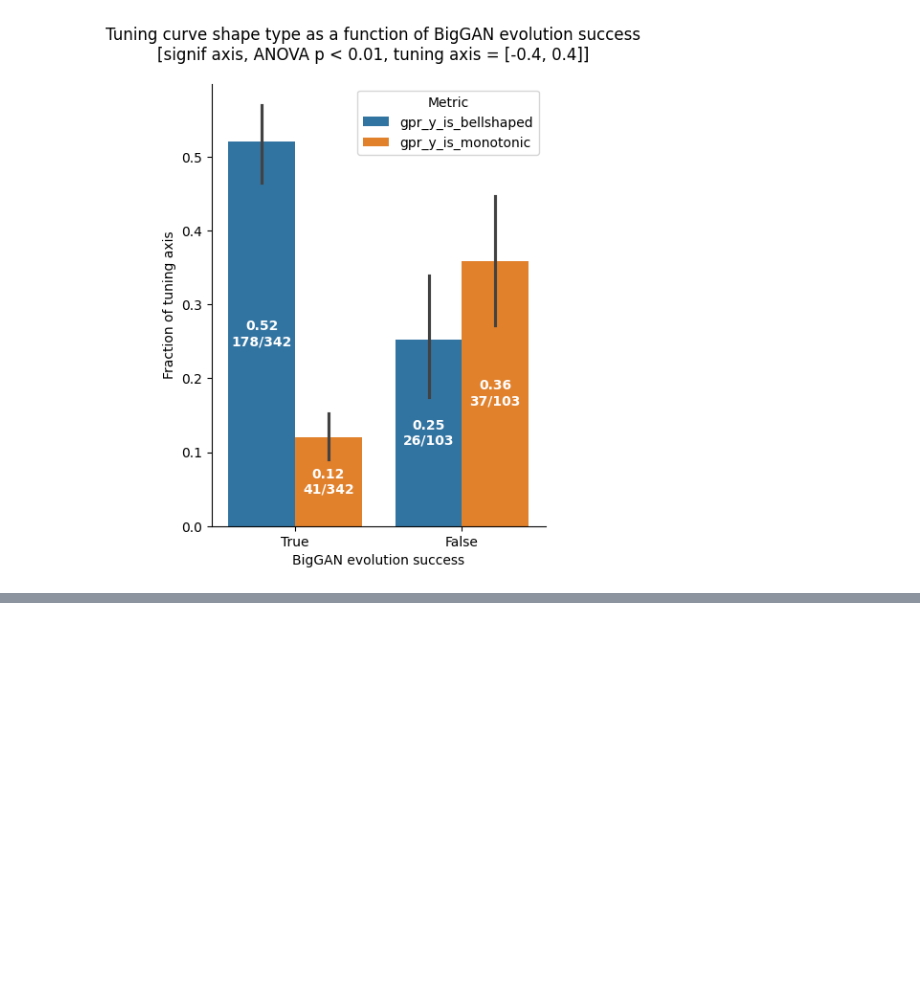
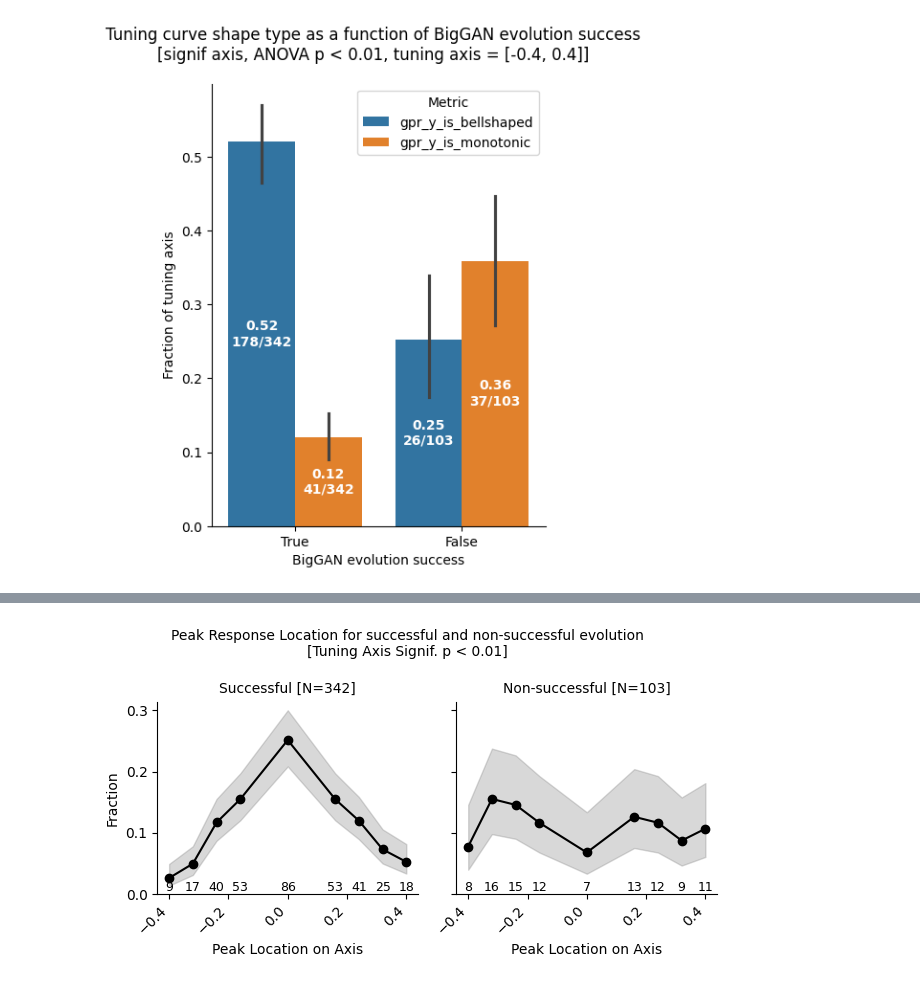
Before and after one commit to Animadversio/Neuro-ActMax-GAN-comparison, a Jupyter notebook: notebooks/Figure6_source_data_export.ipynb, the cells around one changed output, grey strips where cells are left out. Cells and saved outputs as stored; diff of their text form; code cells hidden in the pictures; blank space fills up the shorter version.

```diff
--- a/notebooks/Figure6_source_data_export.ipynb
+++ b/notebooks/Figure6_source_data_export.ipynb
@@ -850,0 +1105,91 @@ plt.show()
+# %%
+import numpy as np
+from statsmodels.stats.proportion import proportion_confint
+
+fs = 10
+for pval_threshold in [0.01]:
+    tuning_stats_synopsis_df['sig'] = tuning_stats_synopsis_df['p_value'] < pval_threshold
+    fig, ax = plt.subplots(1, 2, figsize=(6.5, 3.5), sharey=True)
+
+    # --- LEFT: Successful ---
+    df_succ = tuning_stats_synopsis_df[common_axis_mask].query(
+        "Exp_id in @BigGAN_success_explist and sig"
+    )
+    # Sort bin edges using ALL possible bin values for correct ordering
+    bin_edges = np.sort(df_succ['max_resp_lin_dist_bin'].unique())
+    counts = df_succ['max_resp_lin_dist_bin'].value_counts().sort_index()
+    N = counts.sum()
+    props = counts / N
+
+    # If some bins are missing (e.g. no count for a value), complete with 0
+    all_bins = np.sort(df_succ['max_resp_lin_dist_bin'].unique())
+    props_all = np.array([props.get(bin_edge, 0) for bin_edge in all_bins])
+    counts_all = np.array([counts.get(bin_edge, 0) for bin_edge in all_bins])
+
+    # CI on all bins (if count=0, lower and upper are 0)
+    ci_low, ci_high = proportion_confint(counts_all, N, alpha=0.05, method='wilson')
+    err_low = props_all - ci_low
+    err_high = ci_high - props_all
+
+    ax[0].plot(all_bins, props_all, marker="o", linestyle='-', color='k', label="Prop.")
+    ax[0].fill_between(all_bins, ci_low, ci_high, color='gray', alpha=0.3, label="95% CI")
+
+    # Mark the count number under each point
+    for xpos, count in zip(all_bins, counts_all):
+        ax[0].text(xpos, 0, str(count),
+                   ha='center', va='bottom', fontsize=fs-1, color='black', rotation=0)
+
+    curve_count = len(df_succ)
+    ax[0].set_title(f'Successful [N={curve_count}]', fontsize=fs)
+    ax[0].set_xlabel('Peak Location on Axis', fontsize=fs)
+    ax[0].set_ylabel('Fraction', fontsize=fs)
+    # ax[0].legend()
+
+    # --- RIGHT: Non-successful ---
+    df_fail = tuning_stats_synopsis_df[common_axis_mask].query(
+        "Exp_id not in @BigGAN_success_explist and sig"
+    )
+    counts2 = df_fail['max_resp_lin_dist_bin'].value_counts().sort_index()
+    N2 = counts2.sum()
+    props2 = counts2 / N2
+
+    props2_all = np.array([props2.get(bin_edge, 0) for bin_edge in all_bins])
+    counts2_all = np.array([counts2.get(bin_edge, 0) for bin_edge in all_bins])
+
+    ci_low2, ci_high2 = proportion_confint(counts2_all, N2, alpha=0.05, method='wilson')
+    err_low2 = props2_all - ci_low2
+    err_high2 = ci_high2 - props2_all
+
+    ax[1].plot(all_bins, props2_all, marker="o", linestyle='-', color='k', label="Prop.")
+    ax[1].fill_between(all_bins, ci_low2, ci_high2, color='gray', alpha=0.3, label="95% CI")
+
+    # Mark the count number under each point
+    for xpos, count in zip(all_bins, counts2_all):
+        ax[1].text(xpos, 0, str(count),
+                   ha='center', va='bottom', fontsize=fs-1, color='black', rotation=0)
+
+    curve_count = len(df_fail)
+    ax[1].set_title(f'Non-successful [N={curve_count}]', fontsize=fs)
+    ax[1].set_xlabel('Peak Location on Axis', fontsize=fs)
+    # ax[1].legend()
+
+    # --- Cosmetics ---
+    for axi in ax:
+        axi.set_ylim(bottom=0)
+        for label in axi.get_xticklabels():
+            label.set_rotation(45)
+            label.set_ha('right')
+        axi.tick_params(axis='x', labelsize=fs)
+
+    fig.suptitle(
+        f'Peak Response Location for successful and non-successful evolution\n'
+        f'[Tuning Axis Signif. p < {pval_threshold}]',
+        fontsize=fs
+    )
+    plt.tight_layout()
+    saveallforms(source_data_dir,
+                 f"BigGAN_success_vs_fail_max_resp_lin_dist_LINEplot_signif_only_merge_p{pval_threshold}_annot_export",
+                 figh=fig)
+    plt.show()
+# %% [output]
+[figure, added]
```
Also changed, not shown: parts of 12 cells of this notebook.
